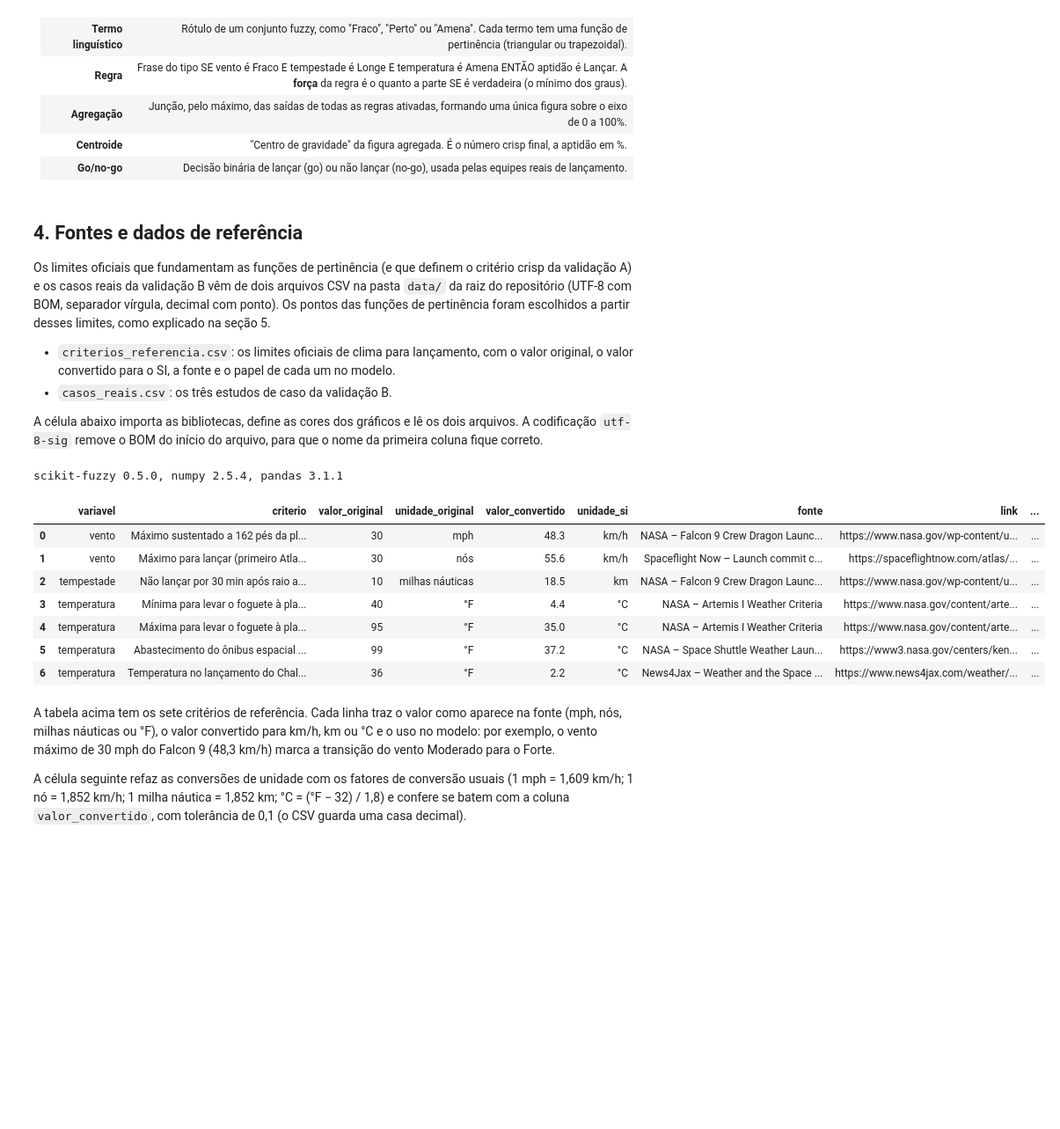
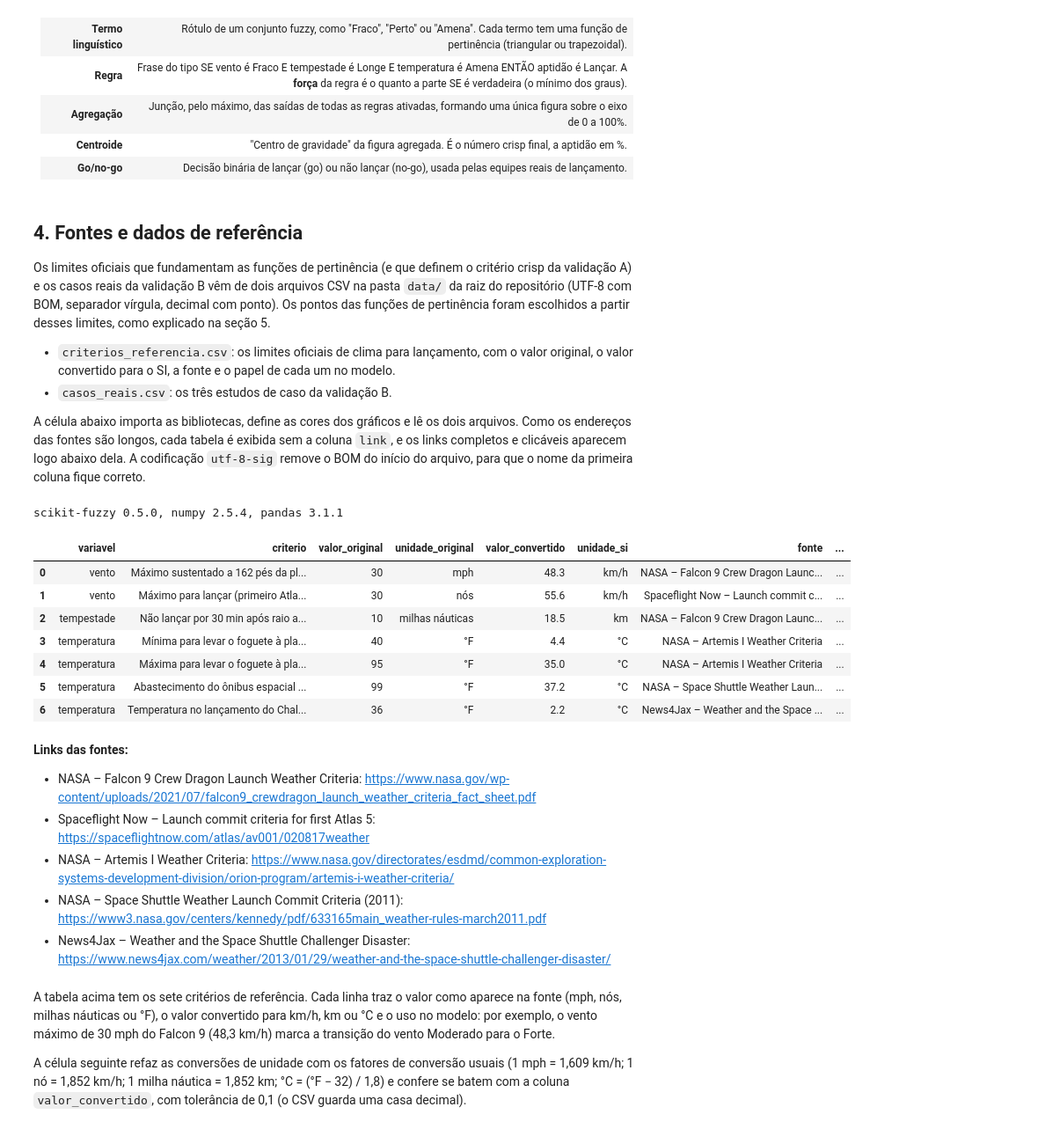
Before and after one commit to kiovaz/fuzzy-launch-decision, a Jupyter notebook: notebook/lancamento_fuzzy.ipynb, the cells around one changed output. Shown at 88% size. Drawn from its saved outputs; the diff is of its cells as text; code cells hidden in the pictures; blank space fills up the shorter version.

```diff
--- a/notebook/lancamento_fuzzy.ipynb
+++ b/notebook/lancamento_fuzzy.ipynb
@@ -70,7 +70,7 @@ Os limites oficiais que fundamentam as funções de pertinência (e que definem
 - `criterios_referencia.csv`: os limites oficiais de clima para lançamento, com o valor original, o valor convertido para o SI, a fonte e o papel de cada um no modelo.
 - `casos_reais.csv`: os três estudos de caso da validação B.
 
-A célula abaixo importa as bibliotecas, define as cores dos gráficos e lê os dois arquivos. A codificação `utf-8-sig` remove o BOM do início do arquivo, para que o nome da primeira coluna fique correto.
+A célula abaixo importa as bibliotecas, define as cores dos gráficos e lê os dois arquivos. Como os endereços das fontes são longos, cada tabela é exibida sem a coluna `link`, e os links completos e clicáveis aparecem logo abaixo dela. A codificação `utf-8-sig` remove o BOM do início do arquivo, para que o nome da primeira coluna fique correto.
 # %%
 import itertools
 import re
@@ -78,42 +78,57 @@ import time
 from pathlib import Path
 
 import numpy as np
 import pandas as pd
 import matplotlib.pyplot as plt
 from matplotlib.colors import LinearSegmentedColormap
 import skfuzzy as fuzz
 from skfuzzy import control as ctrl
+from IPython.display import Markdown, display
 
 pd.set_option('display.max_colwidth', 90)
 pd.set_option('display.width', 200)
 
 # Cores: termos de entrada em ordem fixa (azul, laranja, verde-água); saída com as cores de estado
 # (vermelho = Abortar, amarelo = Aguardar, verde = Lançar), sempre acompanhadas de legenda.
 COR_TERMOS = ['#2a78d6', '#eb6834', '#1baf7a']
 COR_SAIDA = {'Abortar': '#d03b3b', 'Aguardar': '#fab219', 'Lançar': '#0ca30c'}
 COR_TEXTO = '#0b0b0b'
 MAPA_APTIDAO = LinearSegmentedColormap.from_list(
     'aptidao_azul', ['#cde2fb', '#86b6ef', '#3987e5', '#256abf', '#184f95', '#0d366b'])
 plt.rcParams.update({
     'figure.dpi': 100, 'axes.spines.top': False, 'axes.spines.right': False,
     'axes.grid': True, 'grid.alpha': 0.3, 'lines.linewidth': 2, 'font.size': 10,
 })
 
 PASTA_DADOS = Path('../data')
 criterios = pd.read_csv(PASTA_DADOS / 'criterios_referencia.csv', encoding='utf-8-sig')
 casos = pd.read_csv(PASTA_DADOS / 'casos_reais.csv', encoding='utf-8-sig')
 print(f'scikit-fuzzy {fuzz.__version__}, numpy {np.__version__}, pandas {pd.__version__}')
-criterios
+
+def mostrar_com_links(tabela):
+    """Mostra a tabela sem a coluna de link (que seria cortada) e, logo abaixo, os links completos e clicáveis."""
+    display(tabela.drop(columns='link'))
+    fontes = tabela[['fonte', 'link']].drop_duplicates()
+    display(Markdown('**Links das fontes:**\n\n' + '\n'.join(f'- {f}: <{u}>' for f, u in fontes.itertuples(index=False))))
+
+mostrar_com_links(criterios)
 # %% [output]
 scikit-fuzzy 0.5.0, numpy 2.5.4, pandas 3.1.1
-|  | variavel | criterio | valor_original | unidade_original | valor_convertido | unidade_si | fonte | link | ... |
-| 0 | vento | Máximo sustentado a 162 pés da pl... | 30 | mph | 48.3 | km/h | NASA – Falcon 9 Crew Dragon Launc... | https://www.nasa.gov/wp-content/u... | ... |
-| 1 | vento | Máximo para lançar (primeiro Atla... | 30 | nós | 55.6 | km/h | Spaceflight Now – Launch commit c... | https://spaceflightnow.com/atlas/... | ... |
-| 2 | tempestade | Não lançar por 30 min após raio a... | 10 | milhas náuticas | 18.5 | km | NASA – Falcon 9 Crew Dragon Launc... | https://www.nasa.gov/wp-content/u... | ... |
-| 3 | temperatura | Mínima para levar o foguete à pla... | 40 | °F | 4.4 | °C | NASA – Artemis I Weather Criteria | https://www.nasa.gov/content/arte... | ... |
-| 4 | temperatura | Máxima para levar o foguete à pla... | 95 | °F | 35.0 | °C | NASA – Artemis I Weather Criteria | https://www.nasa.gov/content/arte... | ... |
-| 5 | temperatura | Abastecimento do ônibus espacial ... | 99 | °F | 37.2 | °C | NASA – Space Shuttle Weather Laun... | https://www3.nasa.gov/centers/ken... | ... |
-| 6 | temperatura | Temperatura no lançamento do Chal... | 36 | °F | 2.2 | °C | News4Jax – Weather and the Space ... | https://www.news4jax.com/weather/... | ... |
+|  | variavel | criterio | valor_original | unidade_original | valor_convertido | unidade_si | fonte | ... |
+| 0 | vento | Máximo sustentado a 162 pés da pl... | 30 | mph | 48.3 | km/h | NASA – Falcon 9 Crew Dragon Launc... | ... |
+| 1 | vento | Máximo para lançar (primeiro Atla... | 30 | nós | 55.6 | km/h | Spaceflight Now – Launch commit c... | ... |
+| 2 | tempestade | Não lançar por 30 min após raio a... | 10 | milhas náuticas | 18.5 | km | NASA – Falcon 9 Crew Dragon Launc... | ... |
+| 3 | temperatura | Mínima para levar o foguete à pla... | 40 | °F | 4.4 | °C | NASA – Artemis I Weather Criteria | ... |
+| 4 | temperatura | Máxima para levar o foguete à pla... | 95 | °F | 35.0 | °C | NASA – Artemis I Weather Criteria | ... |
+| 5 | temperatura | Abastecimento do ônibus espacial ... | 99 | °F | 37.2 | °C | NASA – Space Shuttle Weather Laun... | ... |
+| 6 | temperatura | Temperatura no lançamento do Chal... | 36 | °F | 2.2 | °C | News4Jax – Weather and the Space ... | ... |
+**Links das fontes:**
+
+- NASA – Falcon 9 Crew Dragon Launch Weather Criteria: <https://www.nasa.gov/wp-content/uploads/2021/07/falcon9_crewdragon_launch_weather_criteria_fact_sheet.pdf>
+- Spaceflight Now – Launch commit criteria for first Atlas 5: <https://spaceflightnow.com/atlas/av001/020817weather>
+- NASA – Artemis I Weather Criteria: <https://www.nasa.gov/directorates/esdmd/common-exploration-systems-development-division/orion-program/artemis-i-weather-criteria/>
+- NASA – Space Shuttle Weather Launch Commit Criteria (2011): <https://www3.nasa.gov/centers/kennedy/pdf/633165main_weather-rules-march2011.pdf>
+- News4Jax – Weather and the Space Shuttle Challenger Disaster: <https://www.news4jax.com/weather/2013/01/29/weather-and-the-space-shuttle-challenger-disaster/>
 # %% [markdown]
 A tabela acima tem os sete critérios de referência. Cada linha traz o valor como aparece na fonte (mph, nós, milhas náuticas ou °F), o valor convertido para km/h, km ou °C e o uso no modelo: por exemplo, o vento máximo de 30 mph do Falcon 9 (48,3 km/h) marca a transição do vento Moderado para o Forte.
 
```
Also changed, not shown: parts of 3 cells of this notebook, 2 other files.
